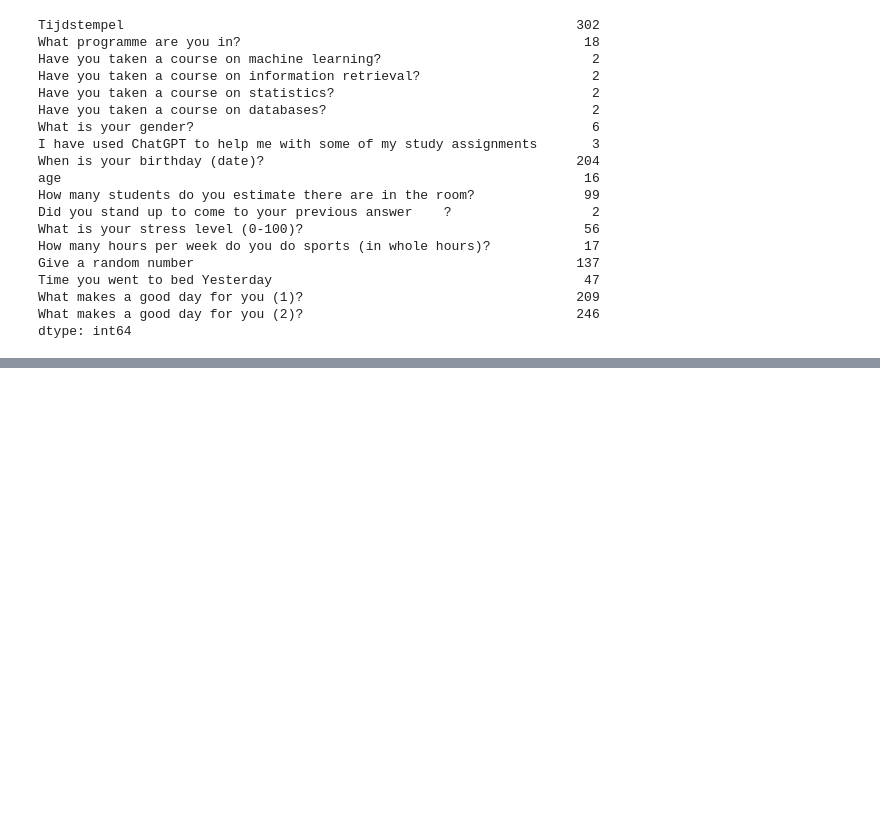
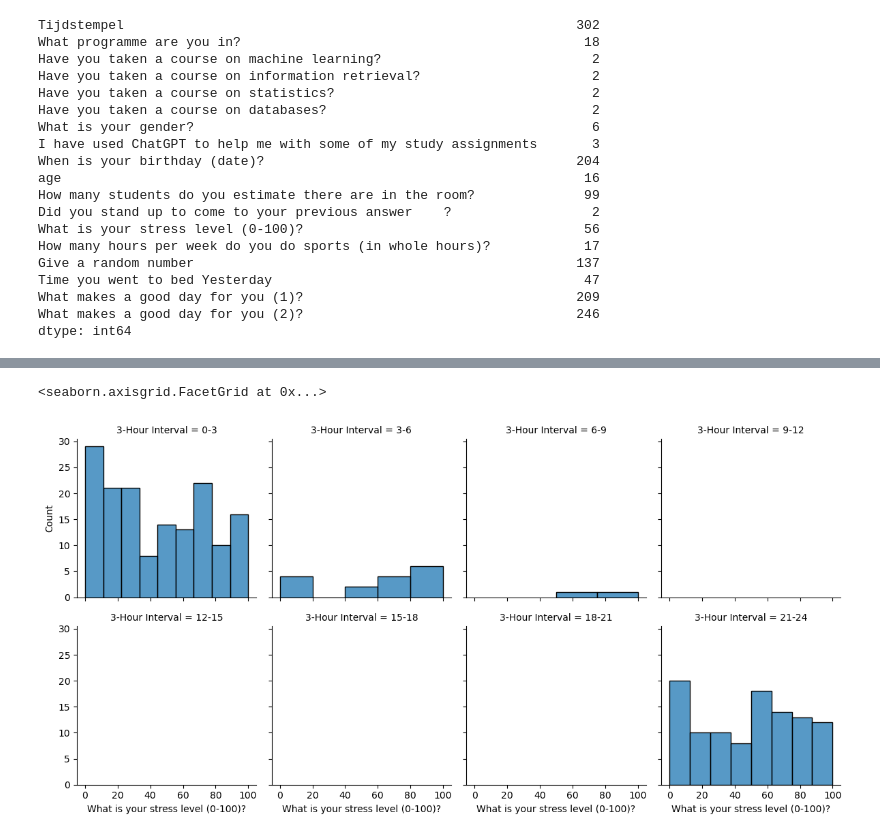
Before and after one commit to Mohammed-majeed/DMT_VU, a Jupyter notebook: DMT_Assignment_1 Task 1.ipynb, the cells around one changed output, grey strips where cells are left out. Drawn from its saved outputs; the diff is of its cells as text; code cells hidden in the pictures; blank space fills up the shorter version.

```diff
--- a/DMT_Assignment_1 Task 1.ipynb
+++ b/DMT_Assignment_1 Task 1.ipynb
@@ -563,0 +489,17 @@ fig.map(sns.kdeplot, 'age', shade=True)
+# %%
+import pandas as pd
+
+# Create a dataframe with a column of strings representing times
+# df = pd.DataFrame({'Time you went to bed Yesterday': ['2023-04-07 23:00:00', '2023-04-07 22:00:00', '2023-04-07 21:00:00']})
+
+# Convert the column to a datetime-like object
+df['Time you went to bed Yesterday'] = pd.to_datetime(df['Time you went to bed Yesterday'])
+
+# Extract the hour using the .dt accessor
+df['Hour'] = df['Time you went to bed Yesterday'].dt.hour
+
+df['3-Hour Interval'] = pd.cut(df['Hour'], bins=8, labels=['0-3', '3-6', '6-9', '9-12', '12-15', '15-18', '18-21', '21-24'])
+
+
+
+# df['Hour'] = df['Time you went to bed Yesterday'].dt.hour
@@ -563,0 +526,6 @@ fig.map(sns.kdeplot, 'age', shade=True)
+# %%
+g = sns.FacetGrid(df, col="3-Hour Interval", col_wrap=4)
+g.map(sns.histplot, "What is your stress level (0-100)?")
+# %% [output]
+<seaborn.axisgrid.FacetGrid at 0x...>
+[figure, added]
```
Also changed, not shown: parts of 45 cells of this notebook.
